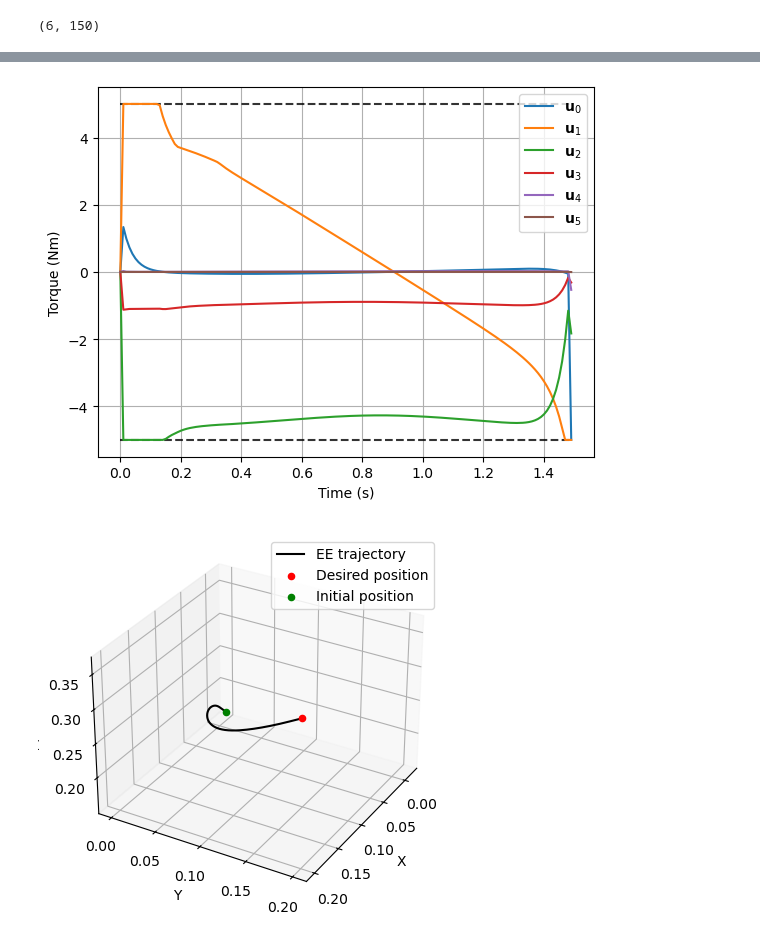
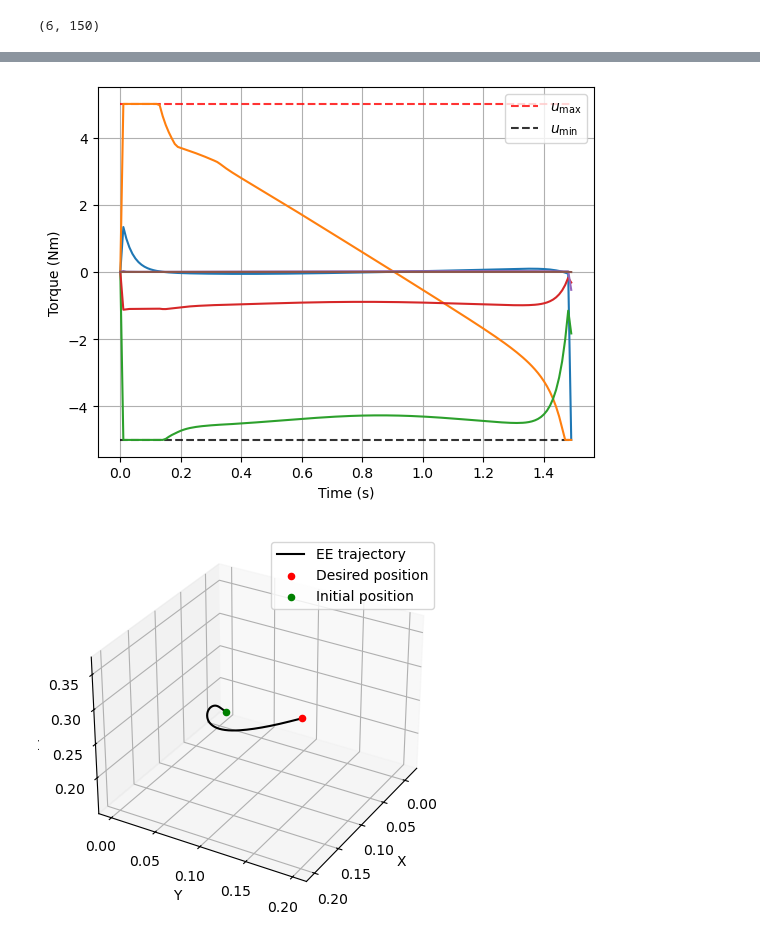
Before and after one commit to simeon-ned/varitop, a Jupyter notebook: examples/notebooks/06_z1_opti.ipynb, the cells around one changed output, grey strips where cells are left out. Cells and saved outputs as stored; diff of their text form; code cells hidden in the pictures.

Commit message:
fix: plots

```diff
--- a/examples/notebooks/06_z1_opti.ipynb
+++ b/examples/notebooks/06_z1_opti.ipynb
@@ -199,24 +220,18 @@ u_opt.shape
 # %%
 fig, ax = plt.subplots()
 # plt.title(r'Torque in joints')
-ax.hlines(-u_max, 0, tf-dt, color = 'black', linestyle = '--', alpha = 0.8)
-ax.hlines(u_max, 0, tf-dt, color = 'black', linestyle = '--', alpha = 0.8)
-ax.plot(t[:-1], u_opt.T, label=[
-    '$\\mathbf{u}_0$',
-    '$\\mathbf{u}_1$',
-    '$\\mathbf{u}_2$',
-    '$\\mathbf{u}_3$',
-    '$\\mathbf{u}_4$',
-    '$\\mathbf{u}_5$',
-])
+ax.hlines(u_max, 0, tf-dt, color = 'red', linestyle = '--', alpha = 0.8,
+          label='$u_{\\text{max}}$')
+ax.hlines(-u_max, 0, tf-dt, color = 'black', linestyle = '--', alpha = 0.8, label='$u_{\\text{min}}$')
+ax.plot(t[:-1], u_opt.T)
 ax.grid(True)
 ax.legend()
 ax.set_ylabel(r'Torque (Nm)')
 ax.set_xlabel(r'Time (s)')
 plt.savefig('torques.png', dpi=300)
 plt.show()
 # %% [output]
-[figure, old version]
+[figure, new version]
 # %%
 ee_pos = []
 for i in range(len(q_opt.T)):
```
Also changed, not shown: parts of 1 cell of this notebook.
